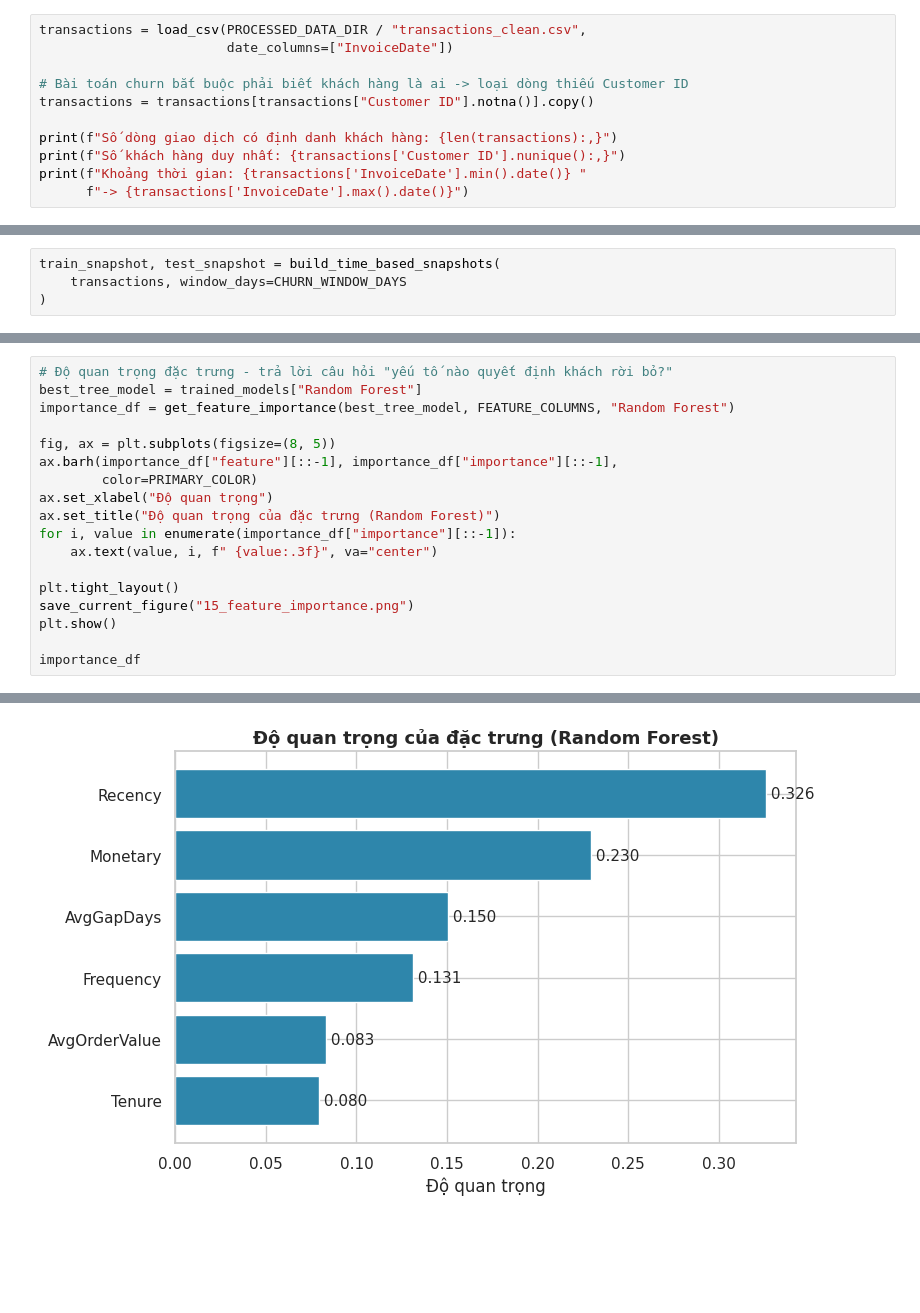
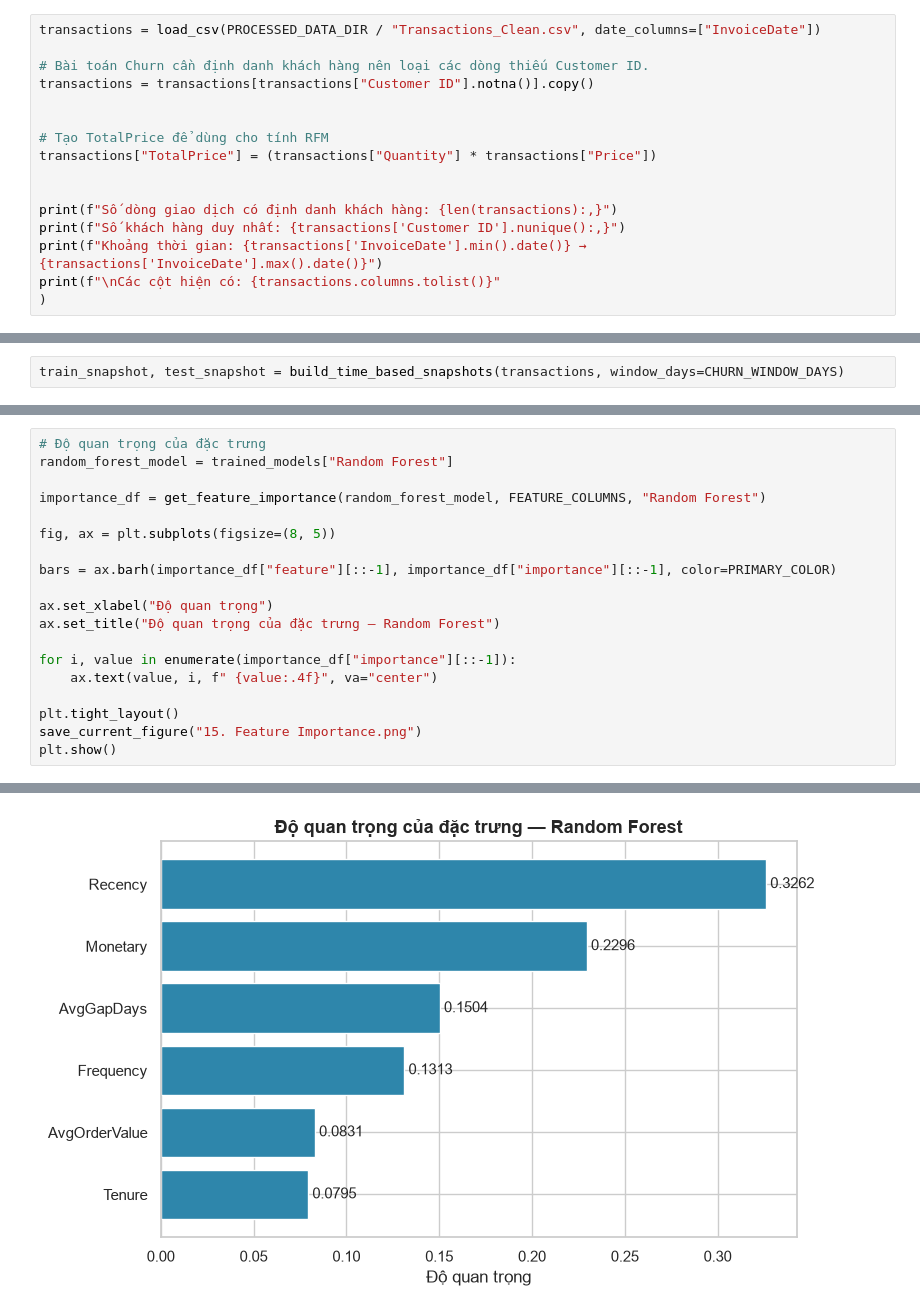
Before and after one commit to LilithLitcht/Customer-Analytics-for-E-Commerce, a Jupyter notebook: Notebooks/05_Churn_Classification.ipynb, the cells around one changed output, grey strips where cells are left out. Saved outputs shown, nothing was run; the diff lists cells and outputs as text; blank space fills up the shorter version.

```diff
--- a/Notebooks/05_Churn_Classification.ipynb
+++ b/Notebooks/05_Churn_Classification.ipynb
@@ -92,14 +62,19 @@ snapshot khác nhau, trong khi file `customer_churn_features.csv` chỉ chứa m
 # %%
-transactions = load_csv(PROCESSED_DATA_DIR / "transactions_clean.csv",
-                        date_columns=["InvoiceDate"])
+transactions = load_csv(PROCESSED_DATA_DIR / "Transactions_Clean.csv", date_columns=["InvoiceDate"])
 
-# Bài toán churn bắt buộc phải biết khách hàng là ai -> loại dòng thiếu Customer ID
+# Bài toán Churn cần định danh khách hàng nên loại các dòng thiếu Customer ID.
 transactions = transactions[transactions["Customer ID"].notna()].copy()
+
+
+# Tạo TotalPrice để dùng cho tính RFM
+transactions["TotalPrice"] = (transactions["Quantity"] * transactions["Price"])
+
 
 print(f"Số dòng giao dịch có định danh khách hàng: {len(transactions):,}")
 print(f"Số khách hàng duy nhất: {transactions['Customer ID'].nunique():,}")
-print(f"Khoảng thời gian: {transactions['InvoiceDate'].min().date()} "
-      f"-> {transactions['InvoiceDate'].max().date()}")
+print(f"Khoảng thời gian: {transactions['InvoiceDate'].min().date()} → {transactions['InvoiceDate'].max().date()}")
+print(f"\nCác cột hiện có: {transactions.columns.tolist()}"
+)
 # %% [output]
 Số dòng giao dịch có định danh khách hàng: 776,642
 Số khách hàng duy nhất: 5,853
@@ -212,5 +192,3 @@ Cách làm đúng: dùng **hai mốc snapshot liên tiếp**, cửa sổ quan s
 # %%
-train_snapshot, test_snapshot = build_time_based_snapshots(
-    transactions, window_days=CHURN_WINDOW_DAYS
-)
+train_snapshot, test_snapshot = build_time_based_snapshots(transactions, window_days=CHURN_WINDOW_DAYS)
 # %% [output]
@@ -464,19 +484,20 @@ plt.show()
 # %%
-# Độ quan trọng đặc trưng - trả lời câu hỏi "yếu tố nào quyết định khách rời bỏ?"
-best_tree_model = trained_models["Random Forest"]
-importance_df = get_feature_importance(best_tree_model, FEATURE_COLUMNS, "Random Forest")
+# Độ quan trọng của đặc trưng
+random_forest_model = trained_models["Random Forest"]
+
+importance_df = get_feature_importance(random_forest_model, FEATURE_COLUMNS, "Random Forest")
 
 fig, ax = plt.subplots(figsize=(8, 5))
-ax.barh(importance_df["feature"][::-1], importance_df["importance"][::-1],
-        color=PRIMARY_COLOR)
+
+bars = ax.barh(importance_df["feature"][::-1], importance_df["importance"][::-1], color=PRIMARY_COLOR)
+
 ax.set_xlabel("Độ quan trọng")
-ax.set_title("Độ quan trọng của đặc trưng (Random Forest)")
+ax.set_title("Độ quan trọng của đặc trưng — Random Forest")
+
 for i, value in enumerate(importance_df["importance"][::-1]):
-    ax.text(value, i, f" {value:.3f}", va="center")
+    ax.text(value, i, f" {value:.4f}", va="center")
 
 plt.tight_layout()
-save_current_figure("15_feature_importance.png")
+save_current_figure("15. Feature Importance.png")
 plt.show()
-
-importance_df
 # %% [output]
@@ -484 +505 @@ importance_df
-[figure, old version]
+[figure, new version]
```
Also changed, not shown: parts of 42 cells of this notebook, 8 other files.
